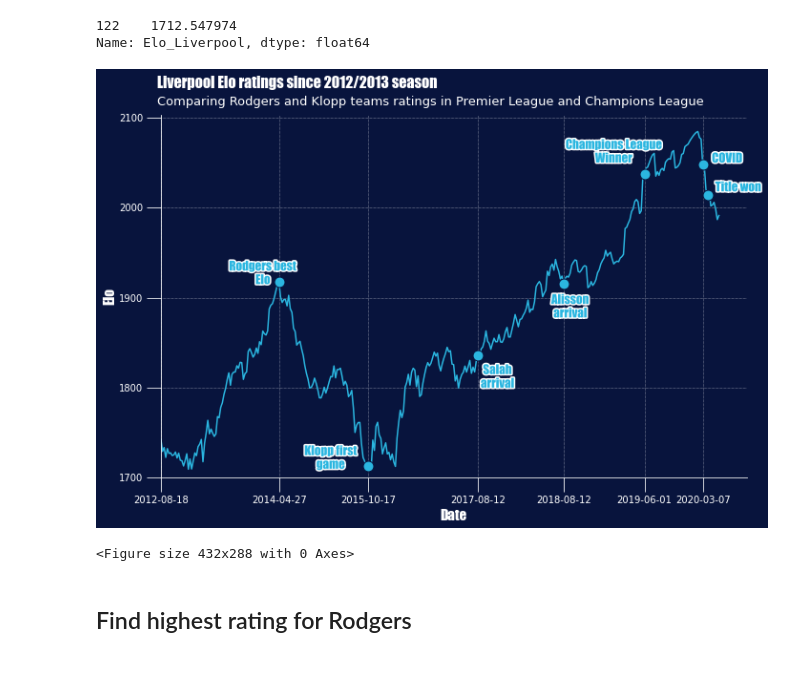
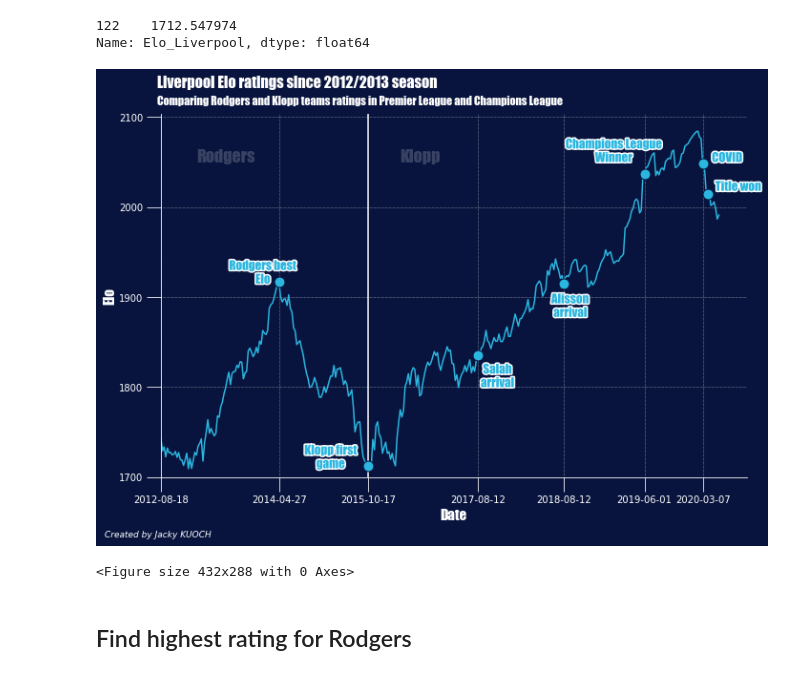
Before and after one commit to JackyKch/LiverpoolEvolutionKlopp, a Jupyter notebook: script/dataviz/elo.ipynb, the cells around one changed output. Saved outputs shown, nothing was run; the diff lists cells and outputs as text; code cells hidden in the pictures.

Commit message:
Update Elo plot

```diff
--- a/script/dataviz/elo.ipynb
+++ b/script/dataviz/elo.ipynb
@@ -58,58 +58,64 @@ plt.xlim(xmin='2012-08-18')
 plt.xlabel("Date", color="w", fontsize=15 , **hfont)
 plt.ylabel("Elo", color="w", fontsize=15 , **hfont)
 
-# Title
+# Title and credits
 fig.text(0.12,0.9, "Liverpool Elo ratings since 2012/2013 season\n", fontsize = 16, fontweight = "bold", color = "w", **hfont)
-fig.text(0.12,0.9, "Comparing Rodgers and Klopp teams ratings in Premier League and Champions League", fontsize = 13, fontweight = "regular", color = "w")
+fig.text(0.12,0.9, "Comparing Rodgers and Klopp teams ratings in Premier League and Champions League", fontsize = 12, fontweight="regular", color = "w", **hfont)
+fig.text(0.05, 0, "Created by Jacky KUOCH",
+        fontstyle="italic",fontsize=9, color="w")
 
+# Split the graph in two
+ax.axvline(x="2015-10-17", color="w")
+rodgerspart = ax.text(40, 2050, "Rodgers", fontsize=18, ha="center", color="w",alpha=0.2 , **hfont)
+klopppart = ax.text(160, 2050, "Klopp", fontsize=18, ha="center", color="w",alpha=0.2 , **hfont)
 # Add points on key dates
 
 ## Max Rodgers - 27/04/2014 - Gerrard slips
 ax.scatter("2014-04-27", data.loc[data['date_match'] == "2014-04-27", "Elo_Liverpool"], s=120, color="#2bb6e0", edgecolors="#08143D", lw=1, zorder=3 )
-klopp_firstgame = ax.text(63, 1915, "Rodgers best\nElo", fontsize=13, ha="center", color="#2bb6e0", **hfont)
-klopp_firstgame.set_path_effects([path_effects.withStroke(linewidth=3, foreground="w")])
+rodgersmax = ax.text(63, 1915, "Rodgers best\nElo", fontsize=13, ha="center", color="#2bb6e0", **hfont)
+rodgersmax.set_path_effects([path_effects.withStroke(linewidth=3, foreground="w")])
 
 
 ## Klopp first game - 17/10/2015
 ax.scatter("2015-10-17", data.loc[data['date_match'] == "2015-10-17", "Elo_Liverpool"], s=120, color="#2bb6e0", edgecolors="#08143D", lw=1, zorder=3 )
 klopp_firstgame = ax.text(105, 1710, "Klopp first\ngame", fontsize=13, ha="center", color="#2bb6e0", **hfont)
 klopp_firstgame.set_path_effects([path_effects.withStroke(linewidth=3, foreground="w")])
 
 ## Coutinho Injury - 07/01/2016
 
 ## Mané first game - 14/08/2016
 
 ## Salah first game - 12/08/2017
 ax.scatter("2017-08-12", data.loc[data['date_match'] == "2017-08-12", "Elo_Liverpool"], s=120, color="#2bb6e0", edgecolors="#08143D", lw=1, zorder=3 )
-klopp_firstgame = ax.text(208, 1800, "Salah\narrival", fontsize=13, ha="center", color="#2bb6e0", **hfont)
-klopp_firstgame.set_path_effects([path_effects.withStroke(linewidth=3, foreground="w")])
+salah_firstgame = ax.text(208, 1800, "Salah\narrival", fontsize=13, ha="center", color="#2bb6e0", **hfont)
+salah_firstgame.set_path_effects([path_effects.withStroke(linewidth=3, foreground="w")])
 
 ## Van Dijk first game - 22/01/2018
 
 ## Alisson first game - 12/08/2018
 ax.scatter("2018-08-12", data.loc[data['date_match'] == "2018-08-12", "Elo_Liverpool"], s=120, color="#2bb6e0", edgecolors="#08143D", lw=1, zorder=3 )
-klopp_firstgame = ax.text(253, 1878, "Alisson\narrival", fontsize=13, ha="center", color="#2bb6e0", **hfont)
-klopp_firstgame.set_path_effects([path_effects.withStroke(linewidth=3, foreground="w")])
+vandijk_firstgame = ax.text(253, 1878, "Alisson\narrival", fontsize=13, ha="center", color="#2bb6e0", **hfont)
+vandijk_firstgame.set_path_effects([path_effects.withStroke(linewidth=3, foreground="w")])
 
 ## Champions League win - 01/06/2019
 ax.scatter("2019-06-01", data.loc[data['date_match'] == "2019-06-01", "Elo_Liverpool"], s=120, color="#2bb6e0", edgecolors="#08143D", lw=1, zorder=3 )
-klopp_firstgame = ax.text(280, 2050, "Champions League\nWinner", fontsize=13, ha="center", color="#2bb6e0", **hfont)
-klopp_firstgame.set_path_effects([path_effects.withStroke(linewidth=3, foreground="w")])
+ucl_win = ax.text(280, 2050, "Champions League\nWinner", fontsize=13, ha="center", color="#2bb6e0", **hfont)
+ucl_win.set_path_effects([path_effects.withStroke(linewidth=3, foreground="w")])
 
 ## Last game before Corona - 07/03/2020
 ax.scatter("2020-03-07", data.loc[data['date_match'] == "2020-03-07", "Elo_Liverpool"], s=120, color="#2bb6e0", edgecolors="#08143D", lw=1, zorder=3 )
-klopp_firstgame = ax.text(350, 2050, "COVID", fontsize=13, ha="center", color="#2bb6e0", **hfont)
-klopp_firstgame.set_path_effects([path_effects.withStroke(linewidth=3, foreground="w")])
+corona = ax.text(350, 2050, "COVID", fontsize=13, ha="center", color="#2bb6e0", **hfont)
+corona.set_path_effects([path_effects.withStroke(linewidth=3, foreground="w")])
 
 ## Title secured - 25/06/2020
 ax.scatter("2020-06-24", data.loc[data['date_match'] == "2020-06-24", "Elo_Liverpool"], s=120, color="#2bb6e0", edgecolors="#08143D", lw=1, zorder=3 )
-klopp_firstgame = ax.text(357, 2018, "Title won", fontsize=13, ha="center", color="#2bb6e0", **hfont)
-klopp_firstgame.set_path_effects([path_effects.withStroke(linewidth=3, foreground="w")])
+title_won = ax.text(357, 2018, "Title won", fontsize=13, ha="center", color="#2bb6e0", **hfont)
+title_won.set_path_effects([path_effects.withStroke(linewidth=3, foreground="w")])
 
 plt.show()
 plt.tight_layout()
 # %% [output]
-[figure, old version]
+[figure, new version]
 <Figure size 432x288 with 0 Axes>
 # %% [markdown]
 ## Find highest rating for Rodgers
```
Also changed, not shown: 3 other files.
